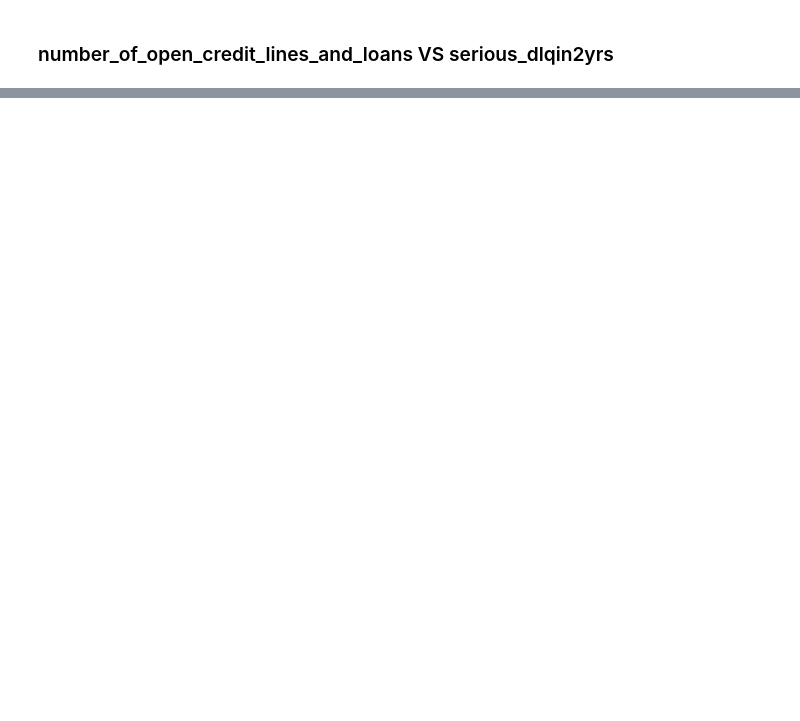
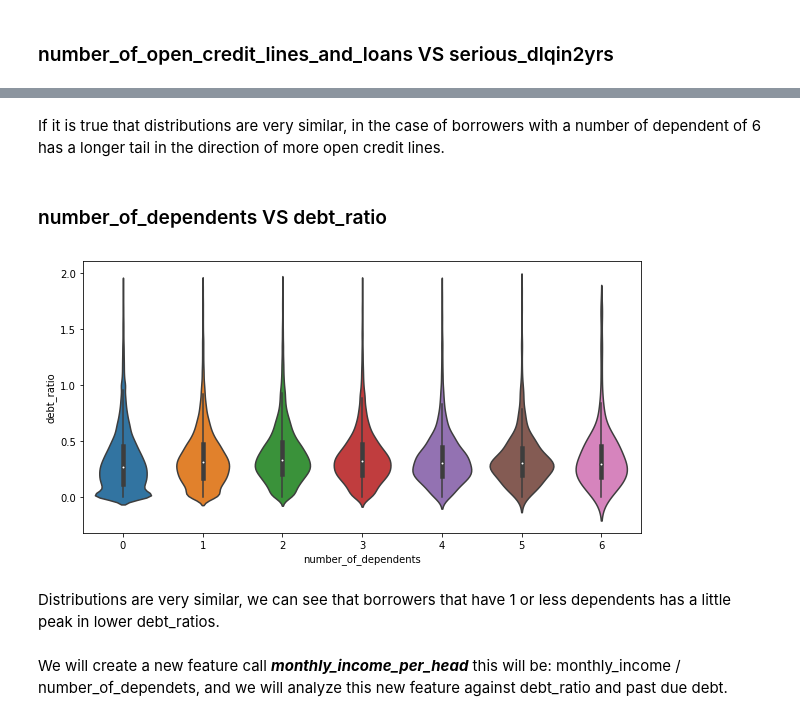
Before and after one commit to renzobechler-zz/credits_eda, a Jupyter notebook: notebooks/EDA.ipynb, the cells around one changed output, grey strips where cells are left out. Drawn from its saved outputs; the diff is of its cells as text; code cells hidden in the pictures; blank space fills up the shorter version.

```diff
--- a/notebooks/EDA.ipynb
+++ b/notebooks/EDA.ipynb
@@ -221,0 +322,14 @@ People who have less open credits is more risky than people that has other credi
+# %% [markdown]
+If it is true that distributions are very similar, in the case of borrowers with a number of dependent of 6 has a longer tail in the direction of more open credit lines.
+# %% [markdown]
+### number_of_dependents  VS debt_ratio
+# %%
+fig, ax = plt.subplots(figsize=(10,5))
+sns.violinplot(x='number_of_dependents', y='debt_ratio', data=credit_data, ax=ax);
+# %% [output]
+[figure, added]
+# %% [markdown]
+Distributions are very similar, we can see that borrowers that have 1 or less dependents has a little peak in lower debt_ratios.
+# %% [markdown]
+We will create a new feature call ***monthly_income_per_head*** this will be:
+monthly_income / number_of_dependets, and we will analyze this new feature against debt_ratio and past due debt.
```
Also changed, not shown: parts of 41 cells of this notebook, 2 other files.
